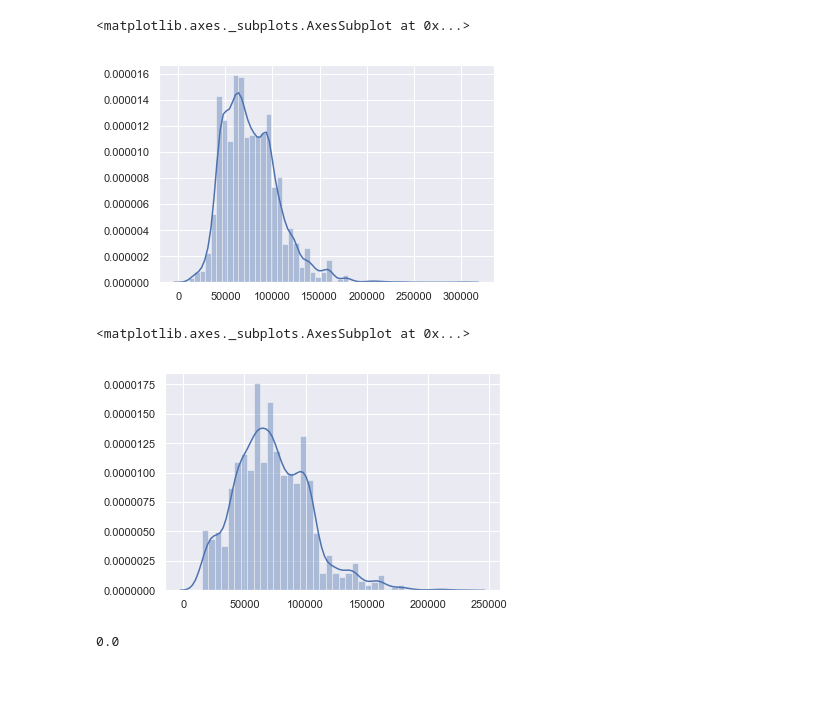
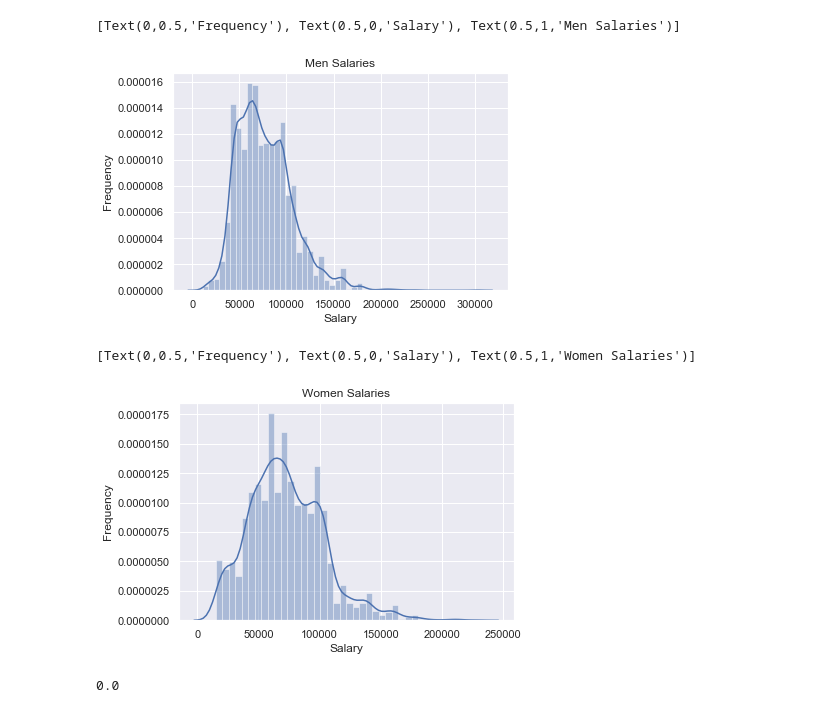
Before and after one commit to neurodata/mgcpy-old, a Jupyter notebook: demos/k_sample_test.ipynb, the cells around one changed output. Cells and saved outputs as stored; diff of their text form; code cells hidden in the pictures; blank space fills up the shorter version.

Commit message:
Fix plots in k-sample test demo notebook

```diff
--- a/demos/k_sample_test.ipynb
+++ b/demos/k_sample_test.ipynb
@@ -27,16 +27,18 @@ men_salaries = salary_data.loc[salary_data['Gender'] == "M"]["Current Annual Sal
 women_salaries = salary_data.loc[salary_data['Gender'] == "F"]["Current Annual Salary"].values
 # %%
 # men salary distribution
-sns.distplot(men_salaries)
+ax = sns.distplot(men_salaries)
+ax.set(xlabel='Salary', ylabel='Frequency', title='Men Salaries')
 # %% [output]
-<matplotlib.axes._subplots.AxesSubplot at 0x...>
+[Text(0,0.5,'Frequency'), Text(0.5,0,'Salary'), Text(0.5,1,'Men Salaries')]
-[figure, old version]
+[figure, new version]
 # %%
 # women salary distribution
-sns.distplot(women_salaries)
+ax = sns.distplot(women_salaries)
+ax.set(xlabel='Salary', ylabel='Frequency', title='Women Salaries')
 # %% [output]
-<matplotlib.axes._subplots.AxesSubplot at 0x...>
+[Text(0,0.5,'Frequency'), Text(0.5,0,'Salary'), Text(0.5,1,'Women Salaries')]
-[figure, old version]
+[figure, new version]
 # %%
 def transform_matrices(x, y, is_y_categorical=False):
     if not is_y_categorical:
```
Also changed, not shown: parts of 2 cells of this notebook.
